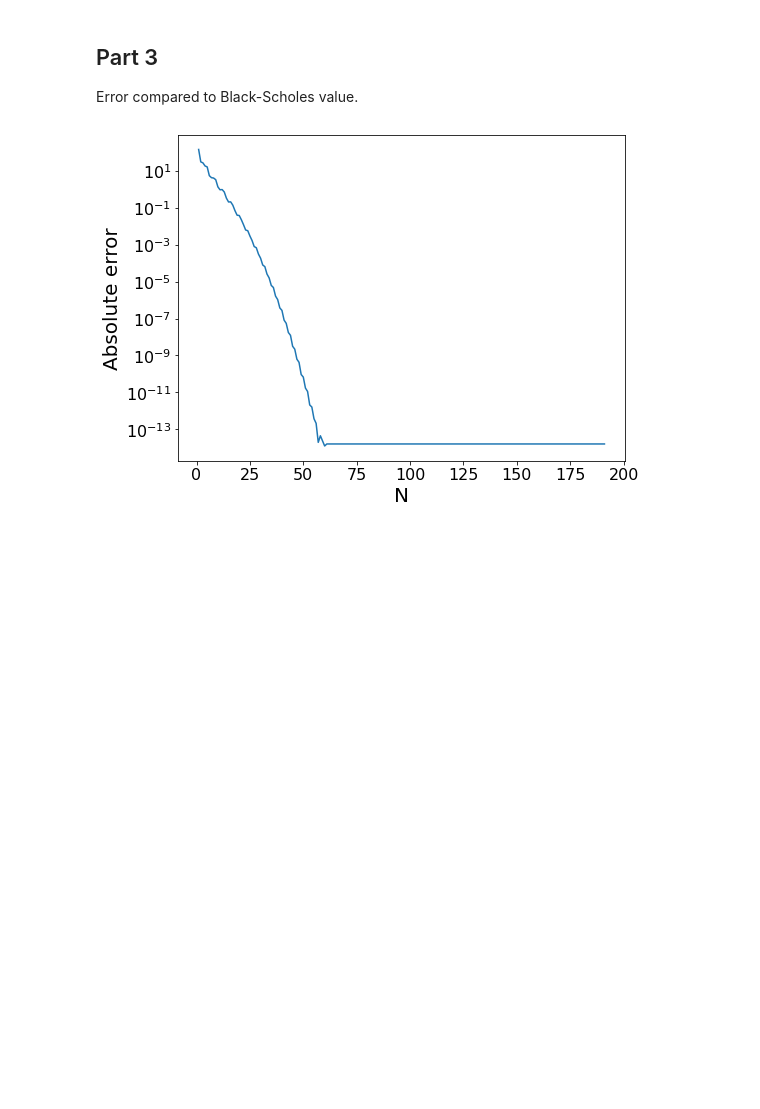
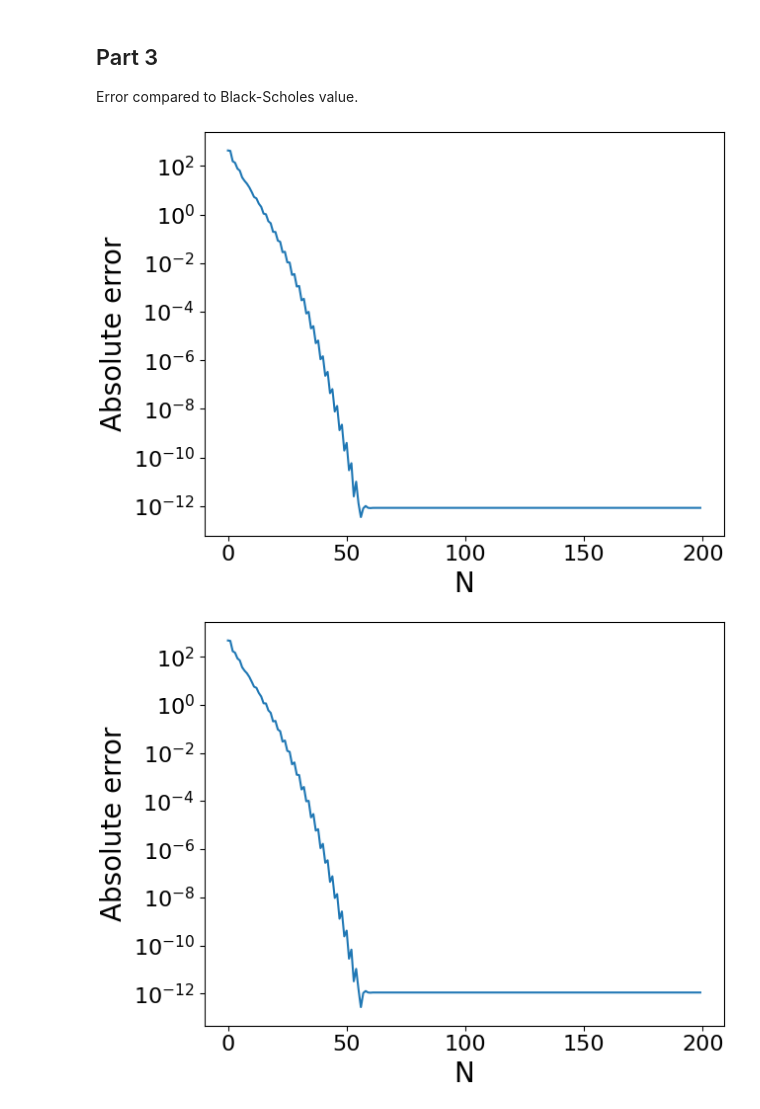
Before and after one commit to sanderbroos/Computational-Finance, a Jupyter notebook: Set 3/set3.ipynb, the cells around one changed output. Drawn from its saved outputs; the diff is of its cells as text; code cells hidden in the pictures; blank space fills up the shorter version.

```diff
--- a/Set 3/set3.ipynb
+++ b/Set 3/set3.ipynb
@@ -135,26 +135,28 @@ plt.show()
 ## Part 3
 
 Error compared to Black-Scholes value.
-# %%
-from COS import COS_euro_call
-
-cos_model = COS_euro_call(S0=100, K=99, r=0.06, T=1, vol=0.2)
-BS_value = cos_model.black_scholes()
-N_values = range(1, 192)
-COS_prices = []
-
-for N in N_values:
-    COS_prices.append(cos_model.V(N))
-
-plt.yscale('log')
-plt.plot(N_values, np.abs(np.array(COS_prices) - BS_value))
-plt.ylabel("Absolute error")
-plt.xlabel("N")
-plt.show()
-
-# TODO questions to ask:
-    # what does IIIB refer to in the question? Can I just use these parameters?
-    # why x-a in the exponent of F() instead of -a?
-    # why increase N beyond 64 if it makes no difference
-# %% [output]
-[figure, removed]
+# %%
+%matplotlib widget
+from COS import COS_euro_call
+
+def COS_comp(cos_model):
+    BS_value = cos_model.black_scholes()
+    N_values = np.arange(0, 200)
+    COS_prices = []
+
+    for N in N_values:
+        COS_prices.append(cos_model.V(N))
+
+    plt.figure(constrained_layout=True)
+    plt.yscale('log')
+    plt.plot(N_values, np.abs(np.array(COS_prices) - BS_value))
+    plt.ylabel("Absolute error")
+    plt.xlabel("N")
+    plt.show()
+
+COS_comp(COS_euro_call(S0=100, K=110, r=0.04, T=1, vol=0.3))
+COS_comp(COS_euro_call(S0=110, K=110, r=0.04, T=1, vol=0.3))
+COS_comp(COS_euro_call(S0=120, K=110, r=0.04, T=1, vol=0.3))
+# %% [output]
+[figure, added]
+[figure, added]
```
Also changed, not shown: parts of 1 cell of this notebook, 2 other files.
